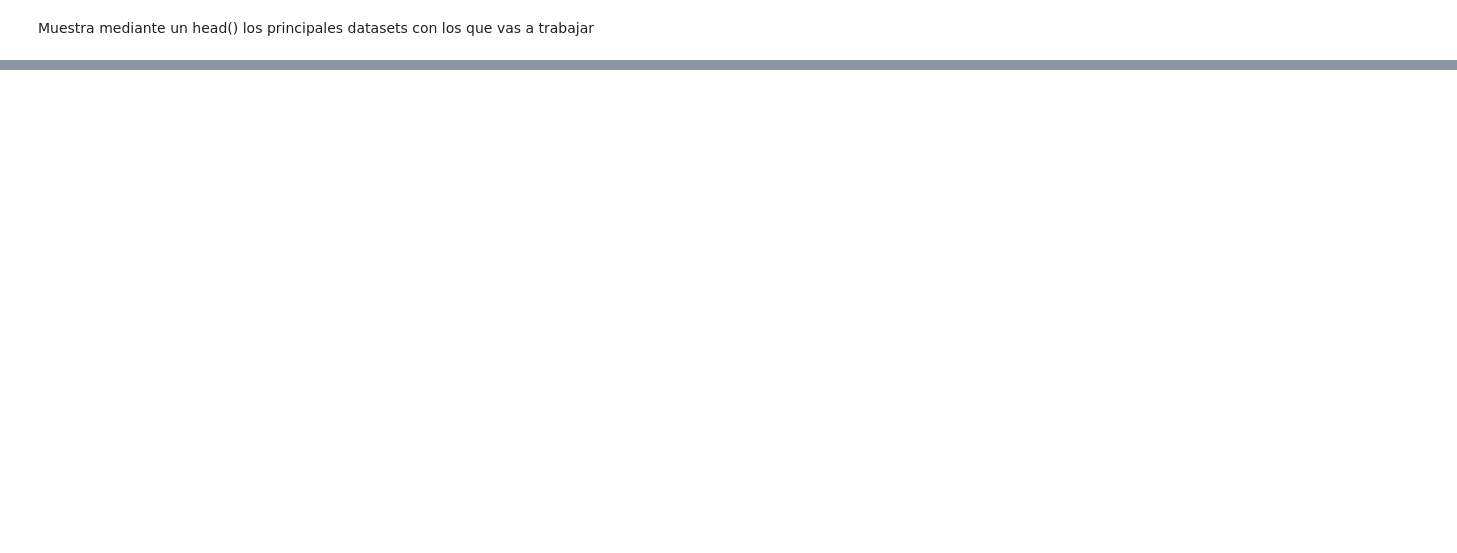
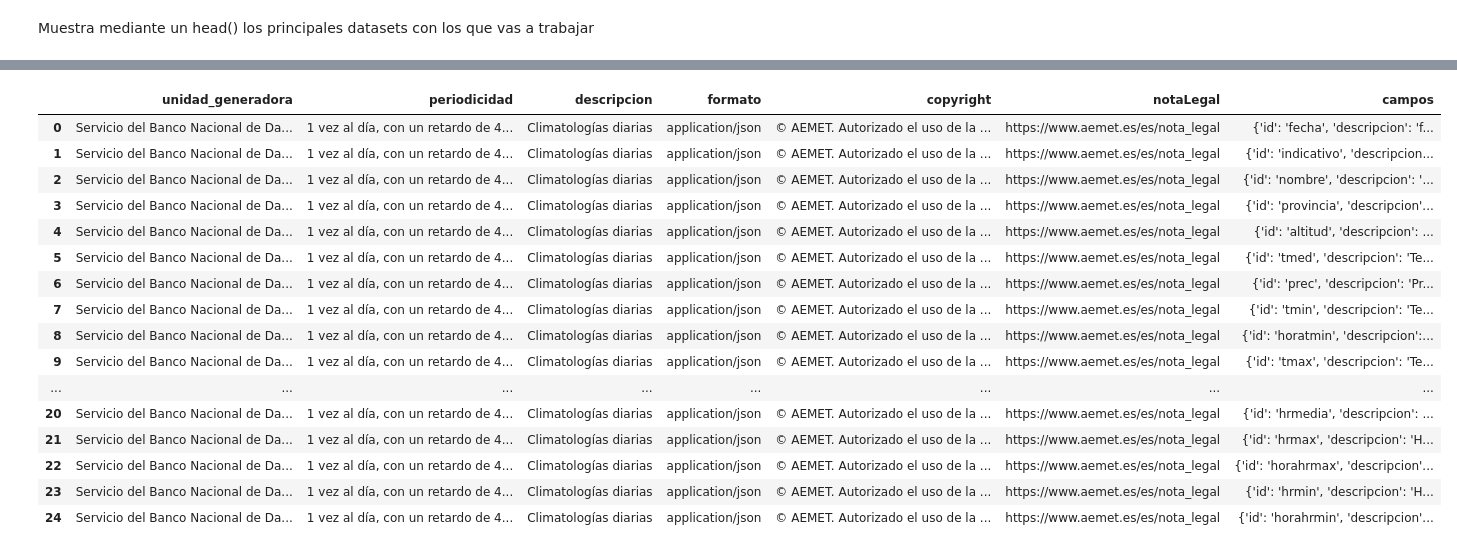
Before and after one commit to RauGarGom/madrid_transp_renta, a Jupyter notebook: 1-Definicion_EDA.ipynb, the cells around one changed output, grey strips where cells are left out. Saved outputs shown, nothing was run; the diff lists cells and outputs as text; code cells hidden in the pictures; blank space fills up the shorter version.

```diff
--- a/1-Definicion_EDA.ipynb
+++ b/1-Definicion_EDA.ipynb
@@ -74,0 +177,10 @@ Muestra mediante un head() los principales datasets con los que vas a trabajar
+# %%
+###Conexión con AEMET
+
+url = 'https://opendata.aemet.es/opendata/sh/b3aa9d28'
+
+res = requests.get(url)
+print(res.status_code)
+# weather = res.json()
+weather_meta = res.json()
+weather_meta
@@ -74,0 +206,23 @@ Muestra mediante un head() los principales datasets con los que vas a trabajar
+# %%
+### Conversor Aemet a CSV
+df_weather_meta = pd.DataFrame(weather_meta)
+df_weather_meta.to_csv('./data/aemet_weather_meta.csv')
+df_weather_meta
+# %% [output]
+|  | unidad_generadora | periodicidad | descripcion | formato | copyright | notaLegal | campos |
+| 0 | Servicio del Banco Nacional de Da... | 1 vez al día, con un retardo de 4... | Climatologías diarias | application/json | © AEMET. Autorizado el uso de la ... | https://www.aemet.es/es/nota_legal | {'id': 'fecha', 'descripcion': 'f... |
+| 1 | Servicio del Banco Nacional de Da... | 1 vez al día, con un retardo de 4... | Climatologías diarias | application/json | © AEMET. Autorizado el uso de la ... | https://www.aemet.es/es/nota_legal | {'id': 'indicativo', 'descripcion... |
+| 2 | Servicio del Banco Nacional de Da... | 1 vez al día, con un retardo de 4... | Climatologías diarias | application/json | © AEMET. Autorizado el uso de la ... | https://www.aemet.es/es/nota_legal | {'id': 'nombre', 'descripcion': '... |
+| 3 | Servicio del Banco Nacional de Da... | 1 vez al día, con un retardo de 4... | Climatologías diarias | application/json | © AEMET. Autorizado el uso de la ... | https://www.aemet.es/es/nota_legal | {'id': 'provincia', 'descripcion'... |
+| 4 | Servicio del Banco Nacional de Da... | 1 vez al día, con un retardo de 4... | Climatologías diarias | application/json | © AEMET. Autorizado el uso de la ... | https://www.aemet.es/es/nota_legal | {'id': 'altitud', 'descripcion': ... |
+| 5 | Servicio del Banco Nacional de Da... | 1 vez al día, con un retardo de 4... | Climatologías diarias | application/json | © AEMET. Autorizado el uso de la ... | https://www.aemet.es/es/nota_legal | {'id': 'tmed', 'descripcion': 'Te... |
+| 6 | Servicio del Banco Nacional de Da... | 1 vez al día, con un retardo de 4... | Climatologías diarias | application/json | © AEMET. Autorizado el uso de la ... | https://www.aemet.es/es/nota_legal | {'id': 'prec', 'descripcion': 'Pr... |
+| 7 | Servicio del Banco Nacional de Da... | 1 vez al día, con un retardo de 4... | Climatologías diarias | application/json | © AEMET. Autorizado el uso de la ... | https://www.aemet.es/es/nota_legal | {'id': 'tmin', 'descripcion': 'Te... |
+| 8 | Servicio del Banco Nacional de Da... | 1 vez al día, con un retardo de 4... | Climatologías diarias | application/json | © AEMET. Autorizado el uso de la ... | https://www.aemet.es/es/nota_legal | {'id': 'horatmin', 'descripcion':... |
+| 9 | Servicio del Banco Nacional de Da... | 1 vez al día, con un retardo de 4... | Climatologías diarias | application/json | © AEMET. Autorizado el uso de la ... | https://www.aemet.es/es/nota_legal | {'id': 'tmax', 'descripcion': 'Te... |
+| ... | ... | ... | ... | ... | ... | ... | ... |
+| 20 | Servicio del Banco Nacional de Da... | 1 vez al día, con un retardo de 4... | Climatologías diarias | application/json | © AEMET. Autorizado el uso de la ... | https://www.aemet.es/es/nota_legal | {'id': 'hrmedia', 'descripcion': ... |
+| 21 | Servicio del Banco Nacional de Da... | 1 vez al día, con un retardo de 4... | Climatologías diarias | application/json | © AEMET. Autorizado el uso de la ... | https://www.aemet.es/es/nota_legal | {'id': 'hrmax', 'descripcion': 'H... |
+| 22 | Servicio del Banco Nacional de Da... | 1 vez al día, con un retardo de 4... | Climatologías diarias | application/json | © AEMET. Autorizado el uso de la ... | https://www.aemet.es/es/nota_legal | {'id': 'horahrmax', 'descripcion'... |
+| 23 | Servicio del Banco Nacional de Da... | 1 vez al día, con un retardo de 4... | Climatologías diarias | application/json | © AEMET. Autorizado el uso de la ... | https://www.aemet.es/es/nota_legal | {'id': 'hrmin', 'descripcion': 'H... |
+| 24 | Servicio del Banco Nacional de Da... | 1 vez al día, con un retardo de 4... | Climatologías diarias | application/json | © AEMET. Autorizado el uso de la ... | https://www.aemet.es/es/nota_legal | {'id': 'horahrmin', 'descripcion'... |
```
Also changed, not shown: parts of 20 cells of this notebook, 18 other files.
